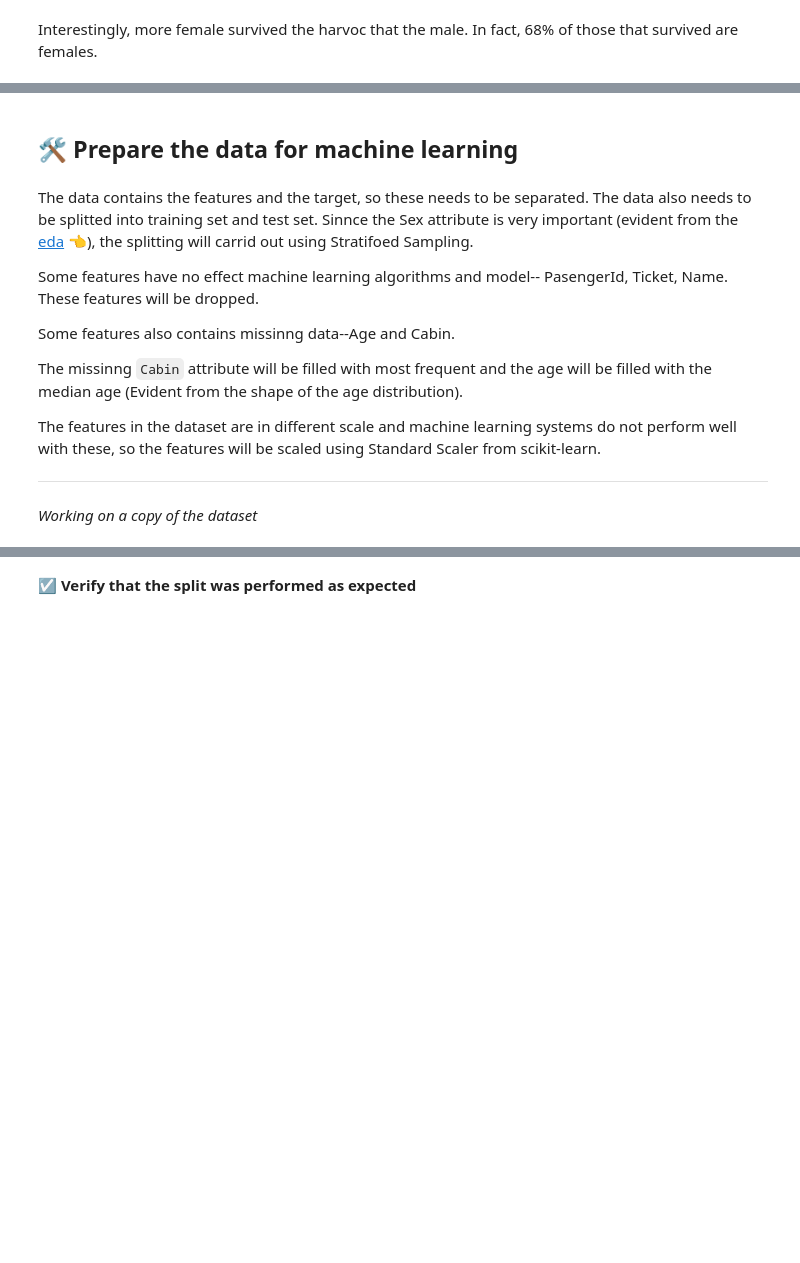
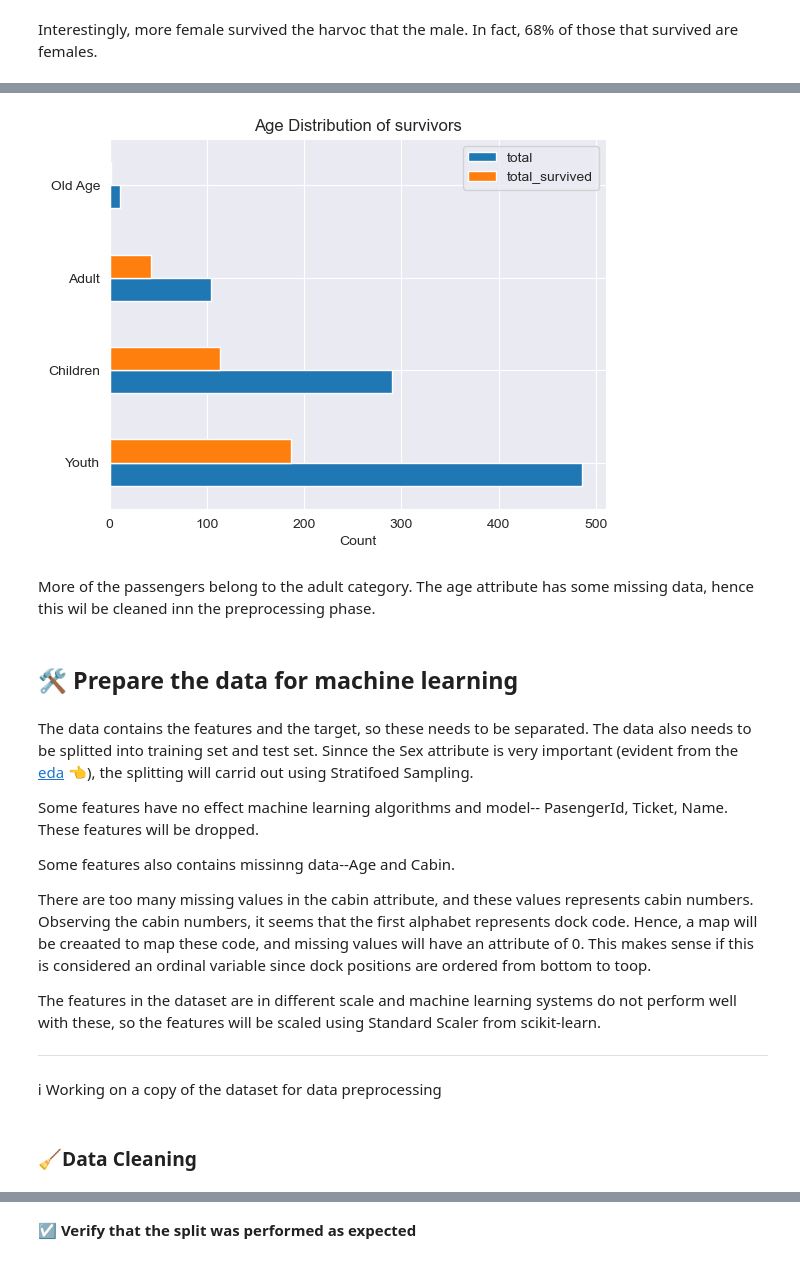
Before and after one commit to muyiwa-obadara/CODSOFT, a Jupyter notebook: titanic/titabic.ipynb, the cells around one changed output, grey strips where cells are left out. Drawn from its saved outputs; the diff is of its cells as text; code cells hidden in the pictures; blank space fills up the shorter version.

```diff
--- a/titanic/titabic.ipynb
+++ b/titanic/titabic.ipynb
@@ -173,0 +186,23 @@ Interestingly, more female survived the harvoc that the male. In fact, 68% of th
+# %%
+df["New_Age"] = df.Age.fillna(0).astype(int)
+df["Age_Group"] = df.New_Age.map(age_map)
+
+age_groups = df.Age_Group.unique()
+
+len_group = list()
+
+for group in age_groups:
+    len_group.append((df.Age_Group == group).sum())
+
+survived_in_group = list()
+for group in age_groups:
+    survived_in_group.append((df[df.Age_Group == group].Survived == 1).sum())
+
+
+summary_age = {
+    "Age_Group": age_groups,
+    "total": len_group,
+    "total_survived": survived_in_group,
+}
+
+summary_age
@@ -173,0 +213,3 @@ Interestingly, more female survived the harvoc that the male. In fact, 68% of th
+# %%
+df_age = pd.DataFrame(summary_age)
+df_age
@@ -174,3 +222,12 @@ Interestingly, more female survived the harvoc that the male. In fact, 68% of th
+# %%
+ax = df_age.plot.barh()
+ax.set_title("Age Distribution of survivors")
+ax.xaxis.set_label_text("Count")
+plt.yticks(np.array([0, 1, 2, 3]), np.array(["Youth", "Children", "Adult", "Old Age"]));
+# %% [output]
+[figure, added]
+# %% [markdown]
+More of the passengers belong to the adult category. The age attribute has some missing data, hence this wil be cleaned inn the preprocessing phase.
 # %% [markdown]
 ## 🛠 Prepare the data for machine learning
 # %% [markdown]
@@ -180,9 +237,9 @@ Some features have no effect machine learning algorithms and model-- PasengerId,
 
 Some features also contains missinng data--Age and Cabin.
 
-The missinng `Cabin` attribute will be filled with most frequent and the age will be filled with the median age (Evident from the shape of the age distribution).
+There are too many missing values in the cabin attribute, and these values represents cabin numbers. Observing the cabin numbers, it seems that the first alphabet represents dock code. Hence, a map will be creaated to map these code, and missing values will have an attribute of 0. This makes sense if this is considered an ordinal variable since dock positions are ordered from bottom to toop.
 
 The features in the dataset are in different scale and machine learning systems do not perform well with these, so the features will be scaled using Standard Scaler from scikit-learn.
 
 ___
-*Working on a copy of the dataset*
+<p class="alert alert-info alert-block">ℹ Working on a copy of the dataset for data preprocessing</p>
@@ -188,0 +248,2 @@ ___
+# %% [markdown]
+### 🧹**Data Cleaning**
```
Also changed, not shown: parts of 26 cells of this notebook, 1 other file.
